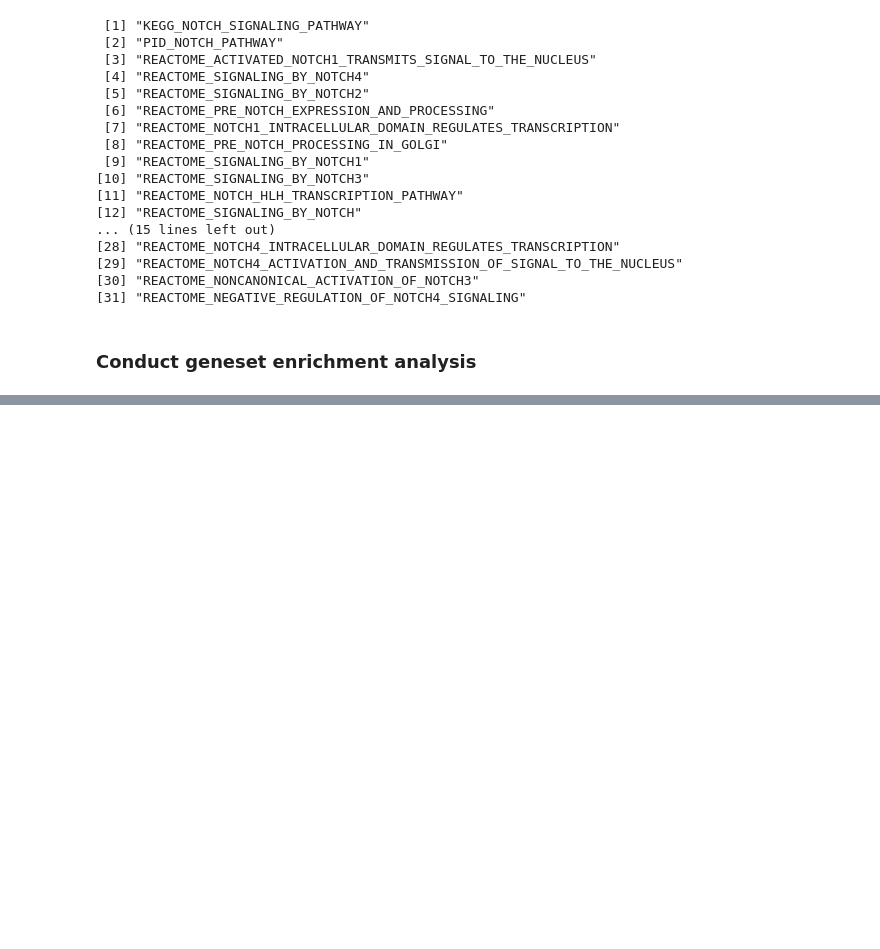
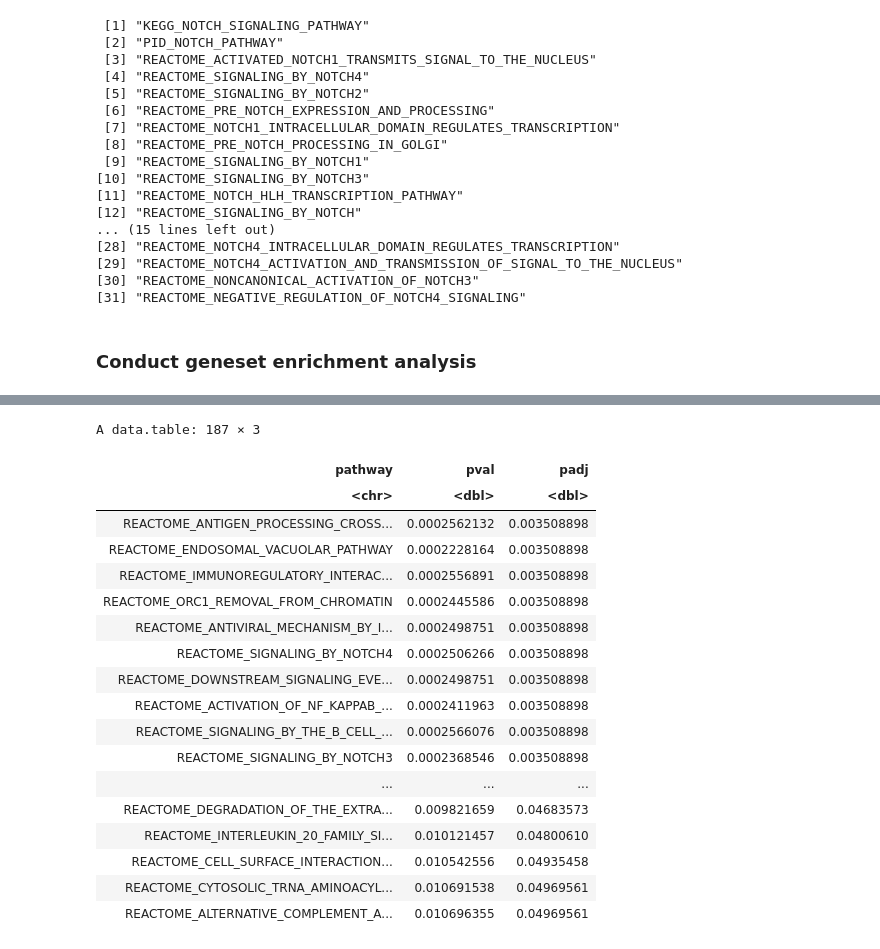
Before and after one commit to immunogenomics/cna-display, a Jupyter notebook: notch/interpretation.ipynb, the cells around one changed output, grey strips where cells are left out. Drawn from its saved outputs; the diff is of its cells as text; code cells hidden in the pictures; blank space fills up the shorter version.

```diff
--- a/notch/interpretation.ipynb
+++ b/notch/interpretation.ipynb
@@ -170,0 +275,22 @@ A data.table: 3 × 3
+# %%
+FGSEA_output_sig_NAMPC2[grep("REACTOME", FGSEA_output_sig_NAMPC2$pathway),c(1:4)]
+# %% [output]
+A data.table: 187 × 3
+| pathway | pval | padj |
+| <chr> | <dbl> | <dbl> |
+| REACTOME_ANTIGEN_PROCESSING_CROSS... | 0.0002562132 | 0.003508898 |
+| REACTOME_ENDOSOMAL_VACUOLAR_PATHWAY | 0.0002228164 | 0.003508898 |
+| REACTOME_IMMUNOREGULATORY_INTERAC... | 0.0002556891 | 0.003508898 |
+| REACTOME_ORC1_REMOVAL_FROM_CHROMATIN | 0.0002445586 | 0.003508898 |
+| REACTOME_ANTIVIRAL_MECHANISM_BY_I... | 0.0002498751 | 0.003508898 |
+| REACTOME_SIGNALING_BY_NOTCH4 | 0.0002506266 | 0.003508898 |
+| REACTOME_DOWNSTREAM_SIGNALING_EVE... | 0.0002498751 | 0.003508898 |
+| REACTOME_ACTIVATION_OF_NF_KAPPAB_... | 0.0002411963 | 0.003508898 |
+| REACTOME_SIGNALING_BY_THE_B_CELL_... | 0.0002566076 | 0.003508898 |
+| REACTOME_SIGNALING_BY_NOTCH3 | 0.0002368546 | 0.003508898 |
+| ... | ... | ... |
+| REACTOME_DEGRADATION_OF_THE_EXTRA... | 0.009821659 | 0.04683573 |
+| REACTOME_INTERLEUKIN_20_FAMILY_SI... | 0.010121457 | 0.04800610 |
+| REACTOME_CELL_SURFACE_INTERACTION... | 0.010542556 | 0.04935458 |
+| REACTOME_CYTOSOLIC_TRNA_AMINOACYL... | 0.010691538 | 0.04969561 |
+| REACTOME_ALTERNATIVE_COMPLEMENT_A... | 0.010696355 | 0.04969561 |
```
Also changed, not shown: parts of 20 cells of this notebook, 15 other files.
